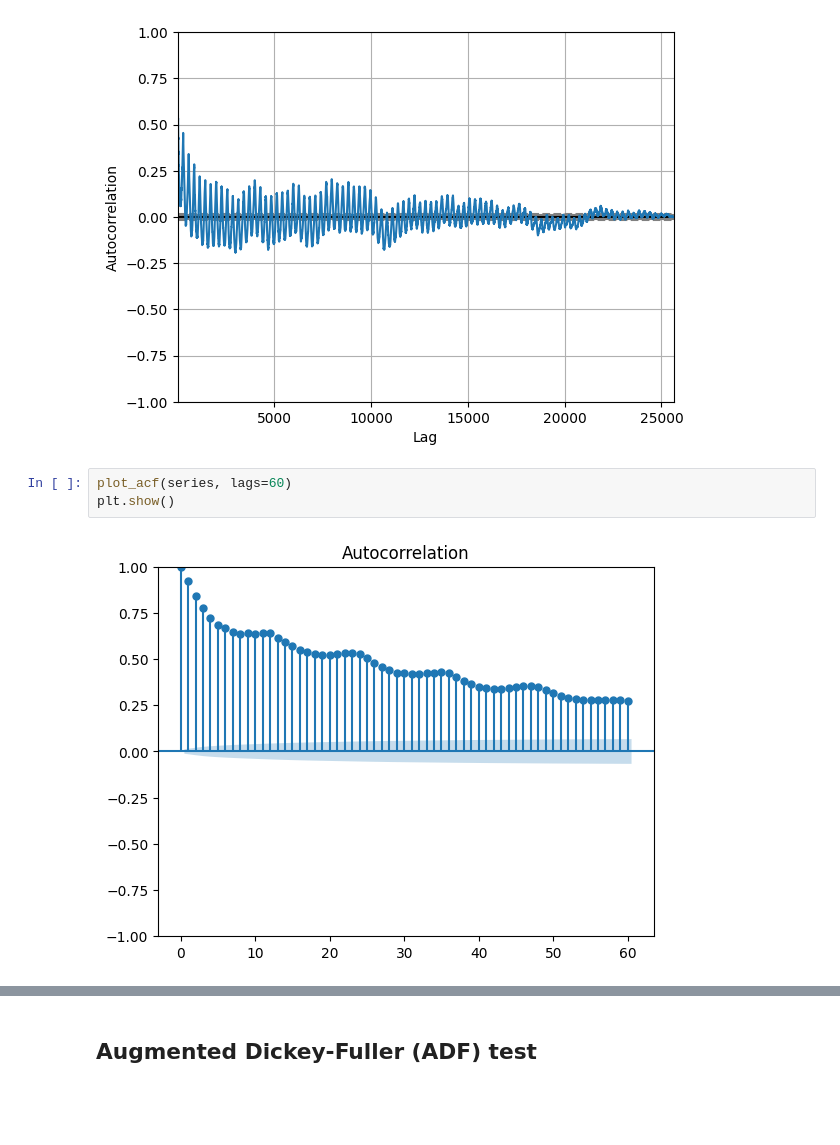
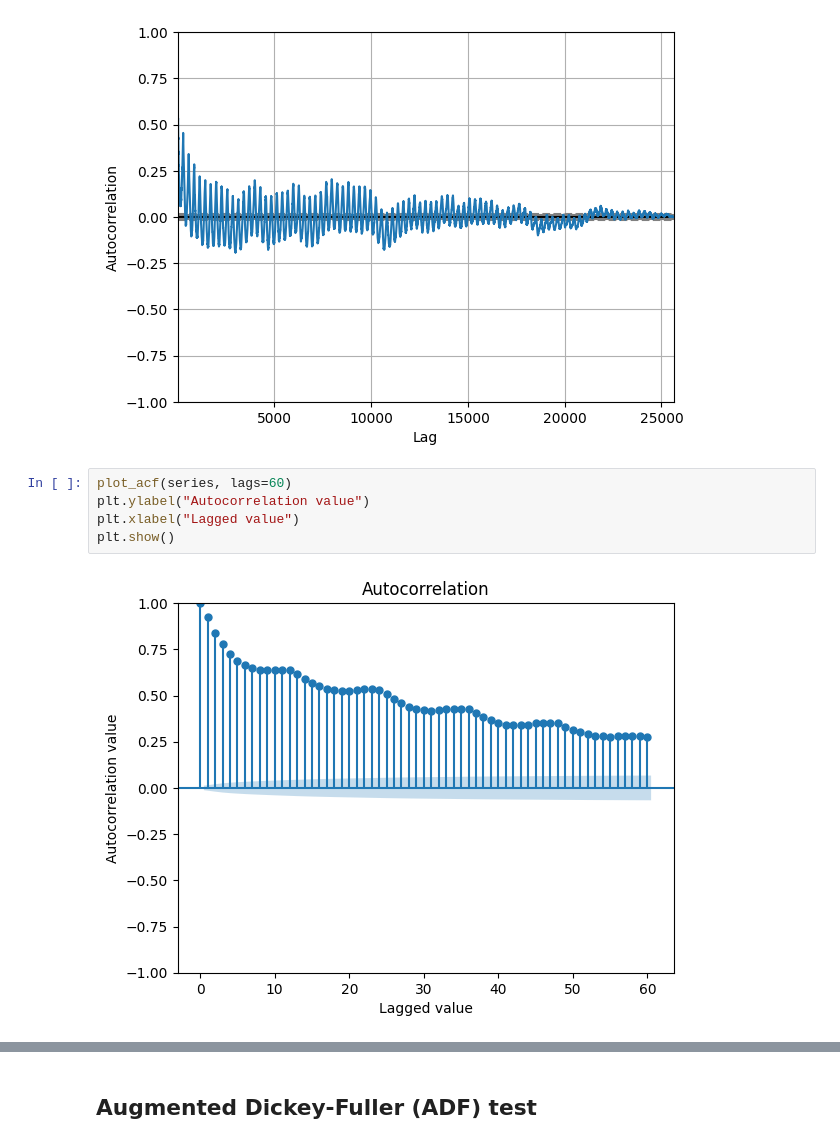
Before and after one commit to AlesKas/DIP, a Jupyter notebook: network_analytics_ar.ipynb, the cells around one changed output, grey strips where cells are left out. Cells and saved outputs as stored; diff of their text form; blank space fills up the shorter version.

```diff
--- a/network_analytics_ar.ipynb
+++ b/network_analytics_ar.ipynb
@@ -62,8 +62,10 @@ pd.plotting.autocorrelation_plot(series)
 [figure]
 # %%
 plot_acf(series, lags=60)
+plt.ylabel("Autocorrelation value")
+plt.xlabel("Lagged value")
 plt.show()
 # %% [output]
-[figure, old version]
+[figure, new version]
 # %%
 plot_pacf(series, lags=60)
```
Also changed, not shown: parts of 6 cells of this notebook, 6 other files.
